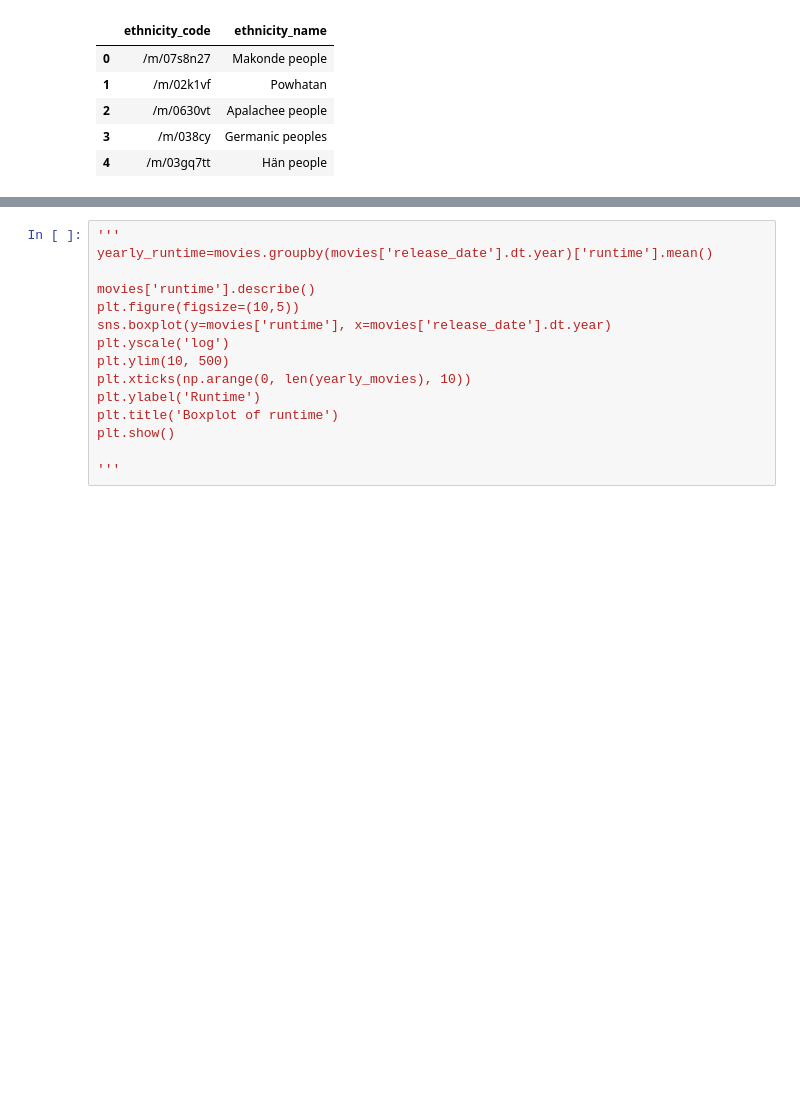
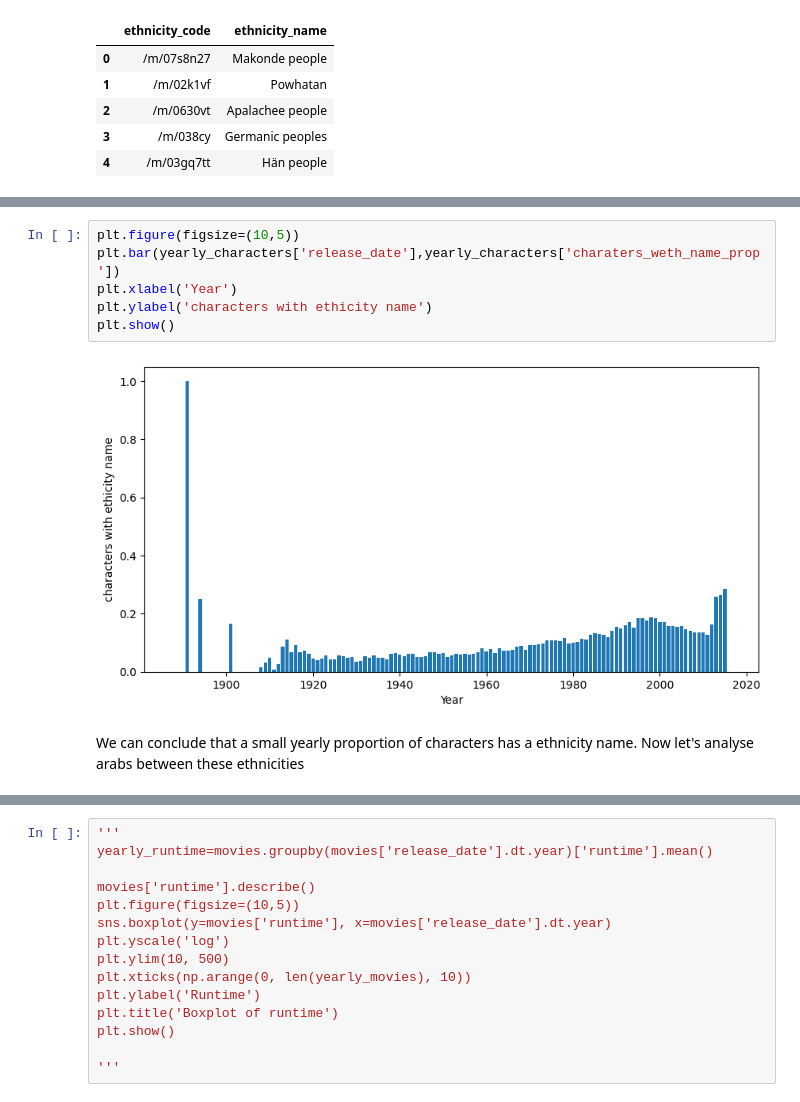
Before and after one commit to epfl-ada/ada-2023-project-pinacolada, a Jupyter notebook: P2.ipynb, the cells around one changed output, grey strips where cells are left out. Saved outputs shown, nothing was run; the diff lists cells and outputs as text; blank space fills up the shorter version.

```diff
--- a/P2.ipynb
+++ b/P2.ipynb
@@ -138,0 +189,10 @@ movies_characters_eth.head()
+# %%
+plt.figure(figsize=(10,5))
+plt.bar(yearly_characters['release_date'],yearly_characters['charaters_weth_name_prop'])
+plt.xlabel('Year')
+plt.ylabel('characters with ethicity name')
+plt.show()
+# %% [output]
+[figure, added]
+# %% [markdown]
+We can conclude that a small yearly proportion of characters has a ethnicity name. Now let's analyse arabs between these ethnicities
```
Also changed, not shown: parts of 13 cells of this notebook.
